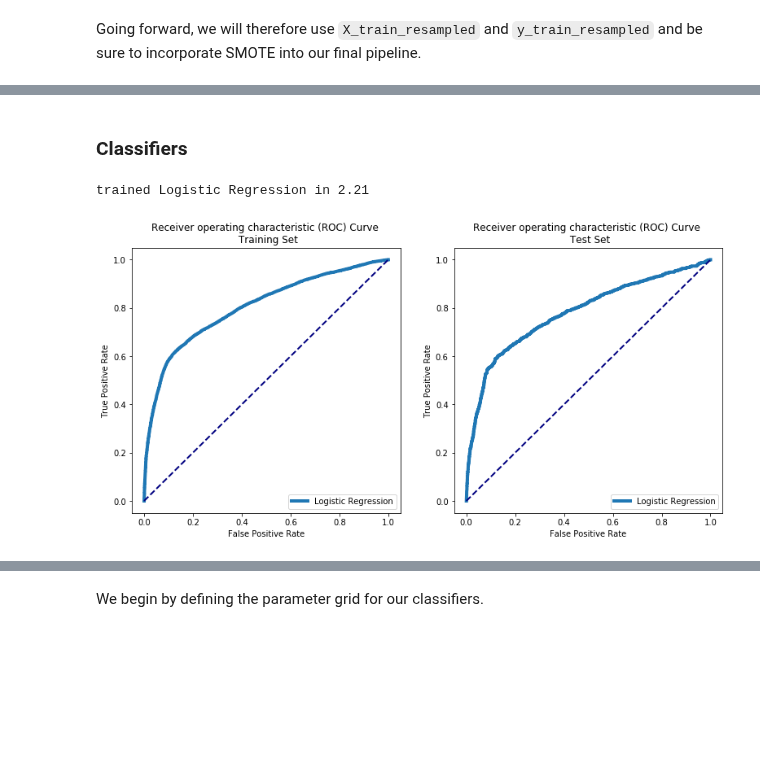
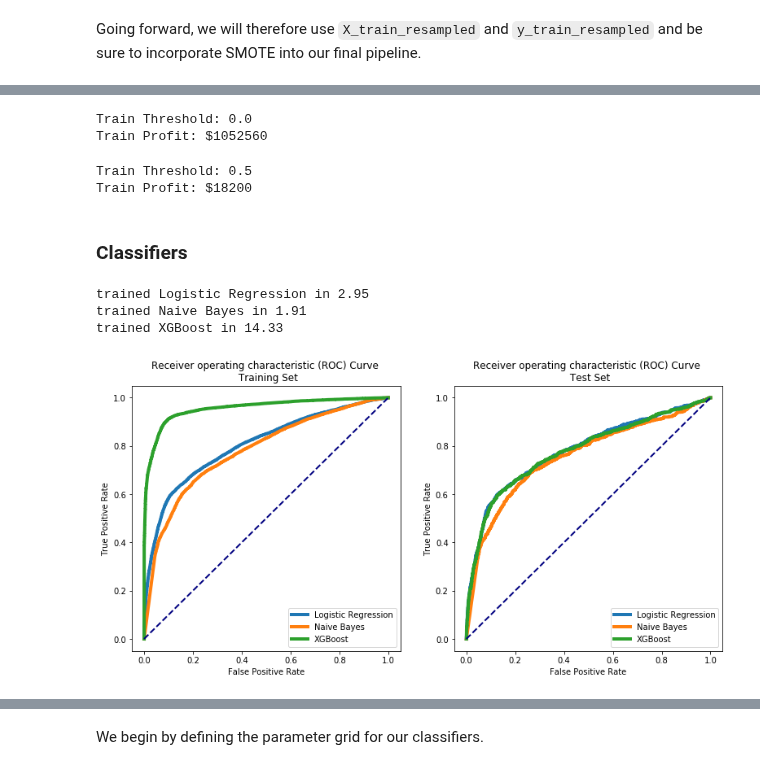
Before and after one commit to nadinezab/bank-marketing, a Jupyter notebook: bank-marketing.ipynb, the cells around one changed output, grey strips where cells are left out. Drawn from its saved outputs; the diff is of its cells as text; code cells hidden in the pictures; blank space fills up the shorter version.

```diff
--- a/bank-marketing.ipynb
+++ b/bank-marketing.ipynb
@@ -1542,3 +1520,19 @@ Going forward, we will therefore use `X_train_resampled` and `y_train_resampled`
+# %%
+# Apply to training set
+best_t, best_profit = profit_threshold_optimizer(y_train_resampled, y_train_score)
+print(f'Train Threshold: {best_t}')
+print(f'Train Profit: ${best_profit}')
+# %% [output]
+Train Threshold: 0.0
+Train Profit: $1052560
+# %%
+# Apply to training set
+best_t, best_profit = profit_threshold_optimizer(y_test, y_test_score)
+print(f'Train Threshold: {best_t}')
+print(f'Train Profit: ${best_profit}')
+# %% [output]
+Train Threshold: 0.5
+Train Profit: $18200
 # %% [markdown]
 ### Classifiers
 # %%
@@ -1575,6 +1569,8 @@ def batch_clf(X_train, y_train, X_test, y_test, clf_dict, verbose = True):
     test_recall_scores = []
     train_roc_data = []
     test_roc_data = []
+    train_profit_scores = []
+    test_profit_scores = []
 
     # Loop through dictionary items
     for key, clf in clf_dict.items():
@@ -1588,13 +1584,13 @@ def batch_clf(X_train, y_train, X_test, y_test, clf_dict, verbose = True):
         test_preds = clf_fitted.predict(X_test)
 
 
-        # Get accuracy scores
+        #Get accuracy scores
         train_acc = accuracy_score(y_train, train_preds)
         train_acc_scores.append(round(train_acc,2))
         test_acc = accuracy_score(y_test, test_preds)
         test_acc_scores.append(round(test_acc,2))
 
-        # Get F1 Scores
+        #Get F1 Scores
         train_f1 = f1_score(y_train, train_preds)
         train_f1_scores.append(round(train_f1,2))
         test_f1 = f1_score(y_test, test_preds)
@@ -1612,25 +1608,23 @@ def batch_clf(X_train, y_train, X_test, y_test, clf_dict, verbose = True):
         test_recall = recall_score(y_test, test_preds)
         test_recall_scores.append(round(test_recall,2))
 
-        # try decision_function, if not use predict_proba
-        try:
-            train_prob = clf_fitted.decision_function(X_train)
-            fpr, tpr, thresholds = roc_curve(y_train, train_prob)
-            train_roc_data.append([fpr, tpr, thresholds])
-            test_prob = clf_fitted.decision_function(X_test)
-            fpr, tpr, thresholds = roc_curve(y_test, test_prob)
-            test_roc_data.append([fpr, tpr, thresholds])
+        # Get Probability Predictions
+        train_hat = clf_fitted.predict_proba(X_train)
+        train_proba = train_hat[:,1]
+        fpr_train, tpr_train, thresholds_train = roc_curve(y_train, train_proba)
+        train_roc_data.append([fpr_train, tpr_train, thresholds_train])
 
+        test_hat = clf_fitted.predict_proba(X_test)
+        test_proba = test_hat[:,1]
+        fpr_test, tpr_test, thresholds_test = roc_curve(y_test, test_proba)
+        test_roc_data.append([fpr_test, tpr_test, thresholds_test])
 
-        except:
-            train_prob = clf_fitted.predict_proba(X_train)
-            fpr, tpr, thresholds = roc_curve(y_train, train_prob[:,1])
-            train_roc_data.append([fpr, tpr, thresholds])
+        # Get Profit
 
-            test_prob = clf_fitted.predict_proba(X_test)
-            fpr, tpr, thresholds = roc_curve(y_test, test_prob[:,1])
-            test_roc_data.append([fpr, tpr, thresholds])
-
+        best_t, best_profit = profit_threshold_optimizer(y_train, train_proba)
+        train_profit_scores.append(best_profit)
+        best_t, best_profit = profit_threshold_optimizer(y_test, test_proba)
+        test_profit_scores.append(best_profit)
 
         end_time = time.clock()
         time_elapsed = end_time - start_time
@@ -1649,7 +1643,9 @@ def batch_clf(X_train, y_train, X_test, y_test, clf_dict, verbose = True):
                             'Train Precision' : train_precision_scores,
                             'Test Precision' : test_precision_scores,
                             'Train Recall': train_recall_scores,
-                            'Test Recall': test_recall_scores
+                            'Test Recall': test_recall_scores,
+                            'Train Profit' : train_profit_scores,
+                            'Test Profit' : test_profit_scores
                             })
 
    # Plot side by side ROC curve
@@ -1674,9 +1670,11 @@ def batch_clf(X_train, y_train, X_test, y_test, clf_dict, verbose = True):
 
     return results
 # %%
-results = batch_clf(X_train_resampled, y_train_resampled, X_test, y_test, clf_dict)
+results = batch_clf(X_train_resampled, y_train_resampled, X_test.values, y_test.values, clf_dict)
 results
 # %% [output]
-trained Logistic Regression in 2.21
+trained Logistic Regression in 2.95
+trained Naive Bayes in 1.91
+trained XGBoost in 14.33
-[figure, old version]
+[figure, new version]
 |  | Model | Time | Train Accuracy | Test Accuracy | Train F1 | Test F1 | Train Precision | Test Precision | ... |
```
Also changed, not shown: parts of 71 cells of this notebook.
